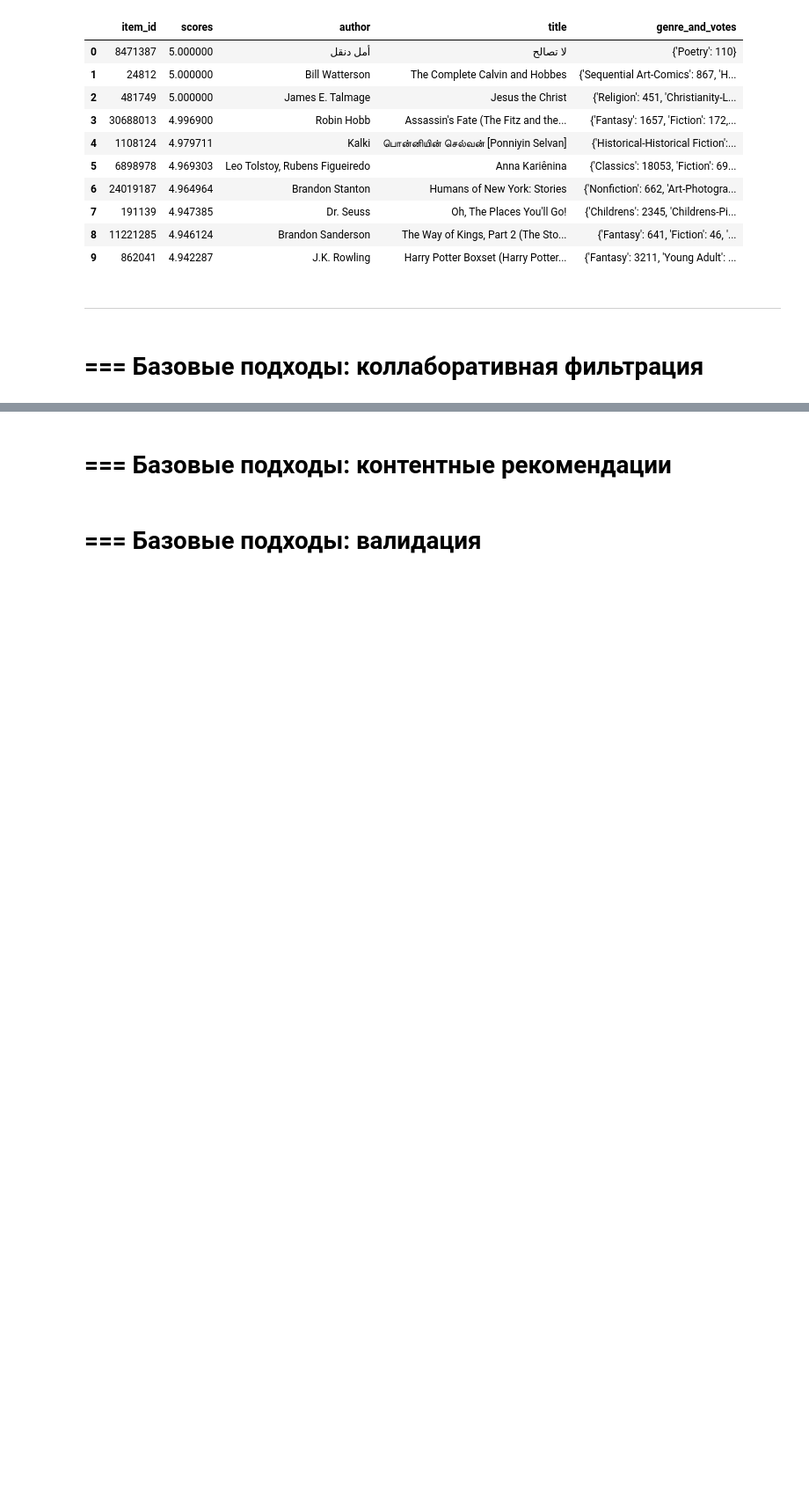
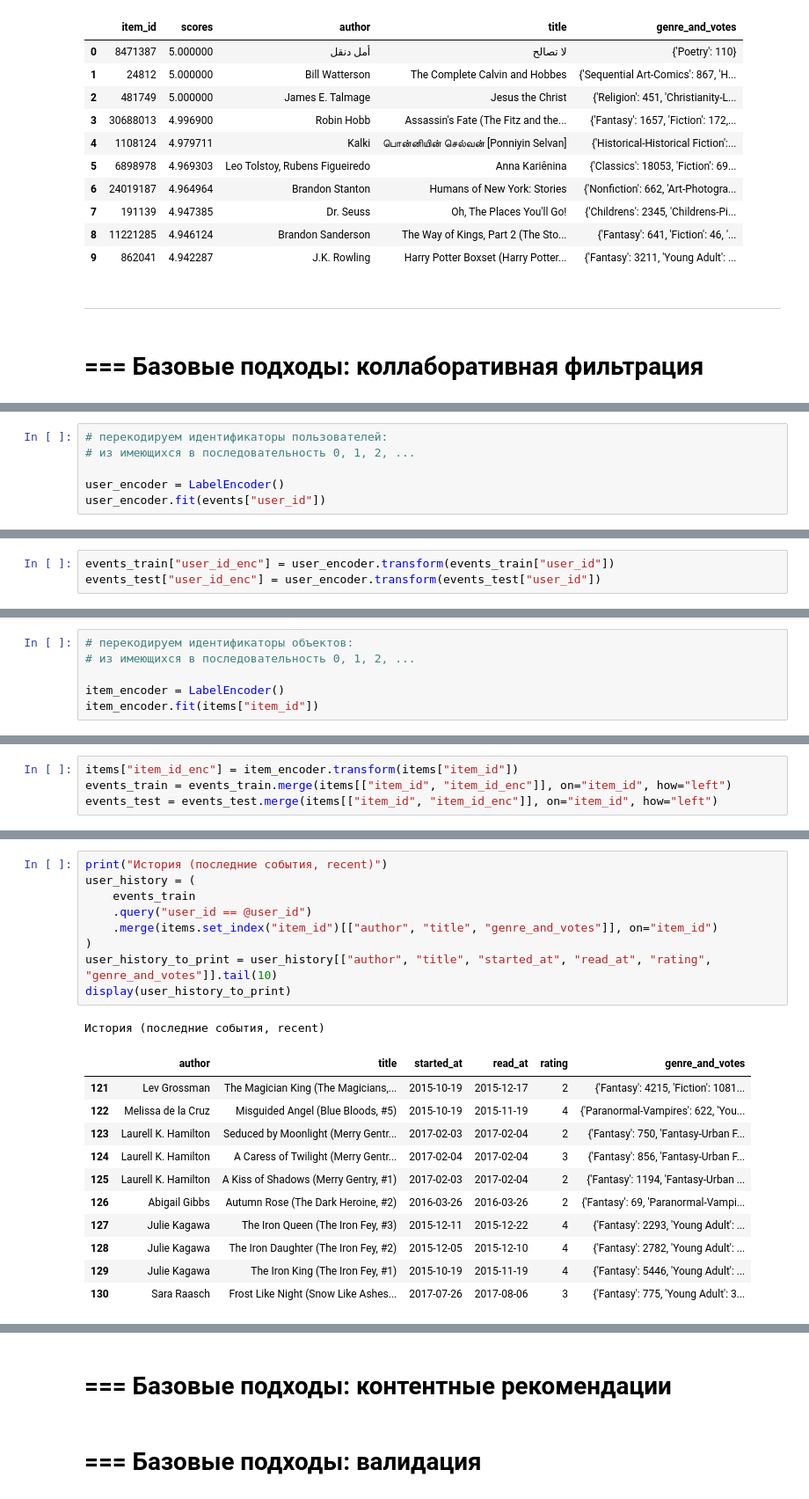
Before and after one commit to bos1988/practicum_mle_4_recsys, a Jupyter notebook: main_offline.ipynb, the cells around one changed output, grey strips where cells are left out. Shown at 88% size. Drawn from its saved outputs; the diff is of its cells as text; blank space fills up the shorter version.

```diff
--- a/main_offline.ipynb
+++ b/main_offline.ipynb
@@ -547,0 +570,6 @@ display(user_recommendations)
+# %%
+# перекодируем идентификаторы пользователей:
+# из имеющихся в последовательность 0, 1, 2, ...
+
+user_encoder = LabelEncoder()
+user_encoder.fit(events["user_id"])
@@ -547,0 +578,3 @@ display(user_recommendations)
+# %%
+events_train["user_id_enc"] = user_encoder.transform(events_train["user_id"])
+events_test["user_id_enc"] = user_encoder.transform(events_test["user_id"])
@@ -547,0 +592,6 @@ display(user_recommendations)
+# %%
+# перекодируем идентификаторы объектов:
+# из имеющихся в последовательность 0, 1, 2, ...
+
+item_encoder = LabelEncoder()
+item_encoder.fit(items["item_id"])
@@ -547,0 +600,4 @@ display(user_recommendations)
+# %%
+items["item_id_enc"] = item_encoder.transform(items["item_id"])
+events_train = events_train.merge(items[["item_id", "item_id_enc"]], on="item_id", how="left")
+events_test = events_test.merge(items[["item_id", "item_id_enc"]], on="item_id", how="left")
@@ -547,0 +695,22 @@ display(user_recommendations)
+# %%
+print("История (последние события, recent)")
+user_history = (
+    events_train
+    .query("user_id == @user_id")
+    .merge(items.set_index("item_id")[["author", "title", "genre_and_votes"]], on="item_id")
+)
+user_history_to_print = user_history[["author", "title", "started_at", "read_at", "rating", "genre_and_votes"]].tail(10)
+display(user_history_to_print)
+# %% [output]
+История (последние события, recent)
+|  | author | title | started_at | read_at | rating | genre_and_votes |
+| 121 | Lev Grossman | The Magician King (The Magicians,... | 2015-10-19 | 2015-12-17 | 2 | {'Fantasy': 4215, 'Fiction': 1081... |
+| 122 | Melissa de la Cruz | Misguided Angel (Blue Bloods, #5) | 2015-10-19 | 2015-11-19 | 4 | {'Paranormal-Vampires': 622, 'You... |
+| 123 | Laurell K. Hamilton | Seduced by Moonlight (Merry Gentr... | 2017-02-03 | 2017-02-04 | 2 | {'Fantasy': 750, 'Fantasy-Urban F... |
+| 124 | Laurell K. Hamilton | A Caress of Twilight (Merry Gentr... | 2017-02-04 | 2017-02-04 | 3 | {'Fantasy': 856, 'Fantasy-Urban F... |
+| 125 | Laurell K. Hamilton | A Kiss of Shadows (Merry Gentry, #1) | 2017-02-03 | 2017-02-04 | 2 | {'Fantasy': 1194, 'Fantasy-Urban ... |
+| 126 | Abigail Gibbs | Autumn Rose (The Dark Heroine, #2) | 2016-03-26 | 2016-03-26 | 2 | {'Fantasy': 69, 'Paranormal-Vampi... |
+| 127 | Julie Kagawa | The Iron Queen (The Iron Fey, #3) | 2015-12-11 | 2015-12-22 | 4 | {'Fantasy': 2293, 'Young Adult': ... |
+| 128 | Julie Kagawa | The Iron Daughter (The Iron Fey, #2) | 2015-12-05 | 2015-12-10 | 4 | {'Fantasy': 2782, 'Young Adult': ... |
+| 129 | Julie Kagawa | The Iron King (The Iron Fey, #1) | 2015-10-19 | 2015-11-19 | 4 | {'Fantasy': 5446, 'Young Adult': ... |
+| 130 | Sara Raasch | Frost Like Night (Snow Like Ashes... | 2017-07-26 | 2017-08-06 | 3 | {'Fantasy': 775, 'Young Adult': 3... |
```
Also changed, not shown: parts of 50 cells of this notebook.
